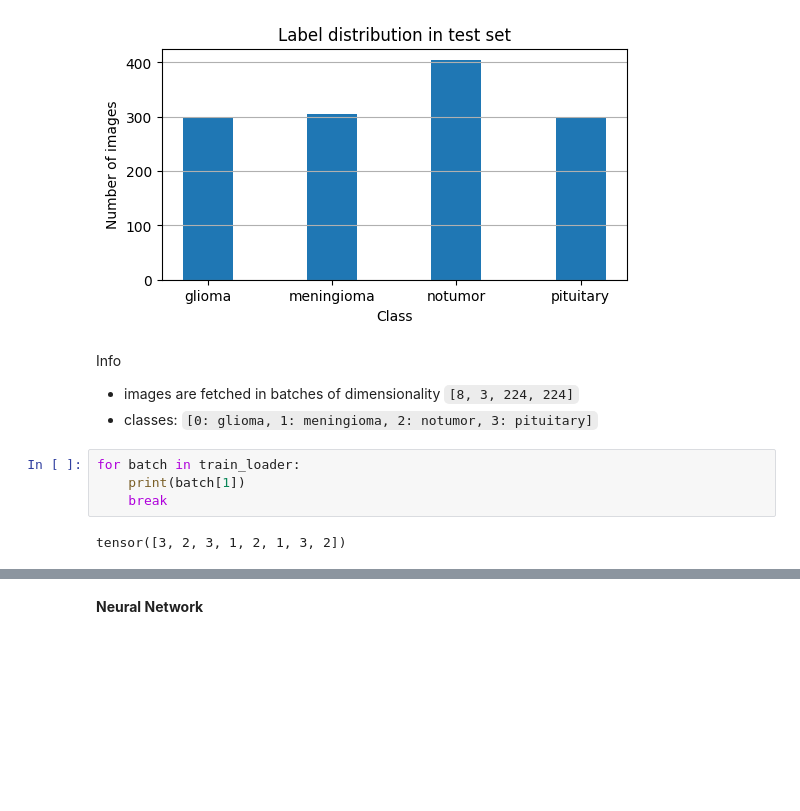
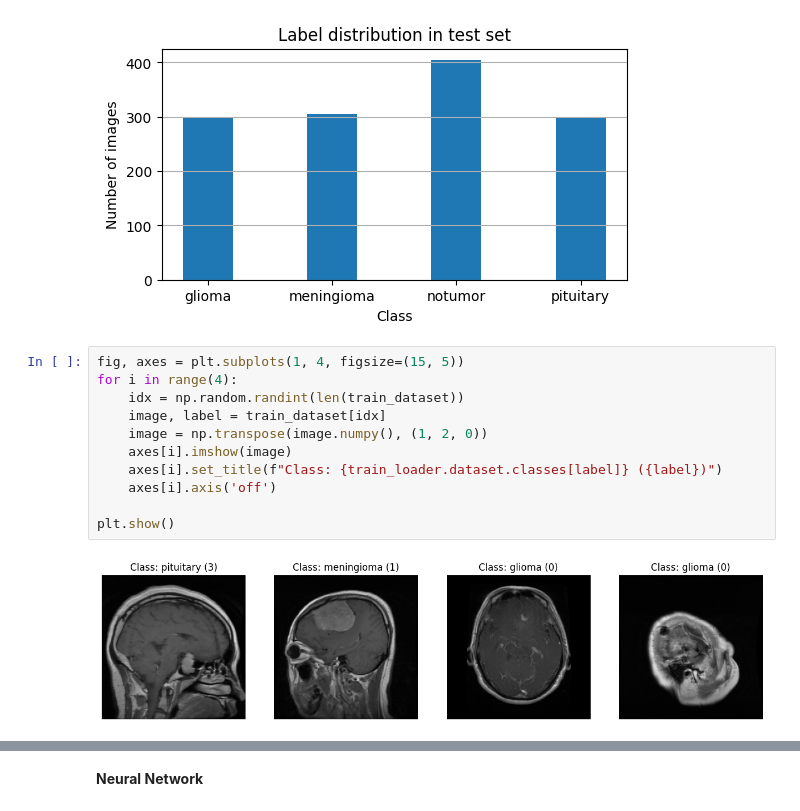
Before and after one commit to marcosolime/break-fix, a Jupyter notebook: sandbox.ipynb, the cells around one changed output, grey strips where cells are left out. Cells and saved outputs as stored; diff of their text form; blank space fills up the shorter version.

```diff
--- a/sandbox.ipynb
+++ b/sandbox.ipynb
@@ -95,13 +95,16 @@ plot_statistics(test_loader, title="test set")
 # %% [output]
 [figure]
 [figure]
-# %% [markdown]
-Info
-- images are fetched in batches of dimensionality `[8, 3, 224, 224]`
-- classes: `[0: glioma, 1: meningioma, 2: notumor, 3: pituitary]`
-# %%
-for batch in train_loader:
-    print(batch[1])
-    break
-# %% [output]
-tensor([3, 2, 3, 1, 2, 1, 3, 2])
+# %%
+fig, axes = plt.subplots(1, 4, figsize=(15, 5))
+for i in range(4):
+    idx = np.random.randint(len(train_dataset))
+    image, label = train_dataset[idx]
+    image = np.transpose(image.numpy(), (1, 2, 0))
+    axes[i].imshow(image)
+    axes[i].set_title(f"Class: {train_loader.dataset.classes[label]} ({label})")
+    axes[i].axis('off')
+
+plt.show()
+# %% [output]
+[figure, added]
```
Also changed, not shown: parts of 23 cells of this notebook.
